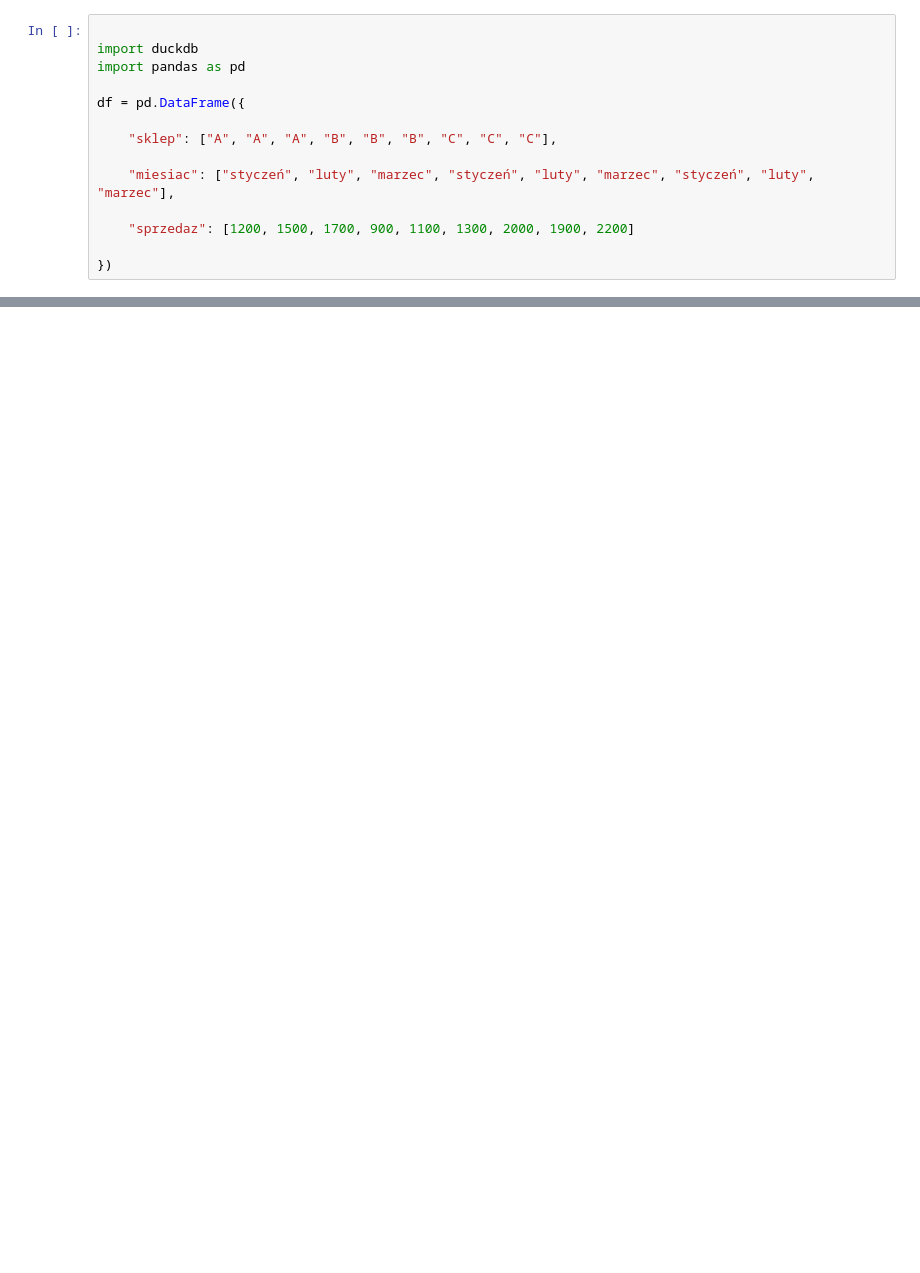
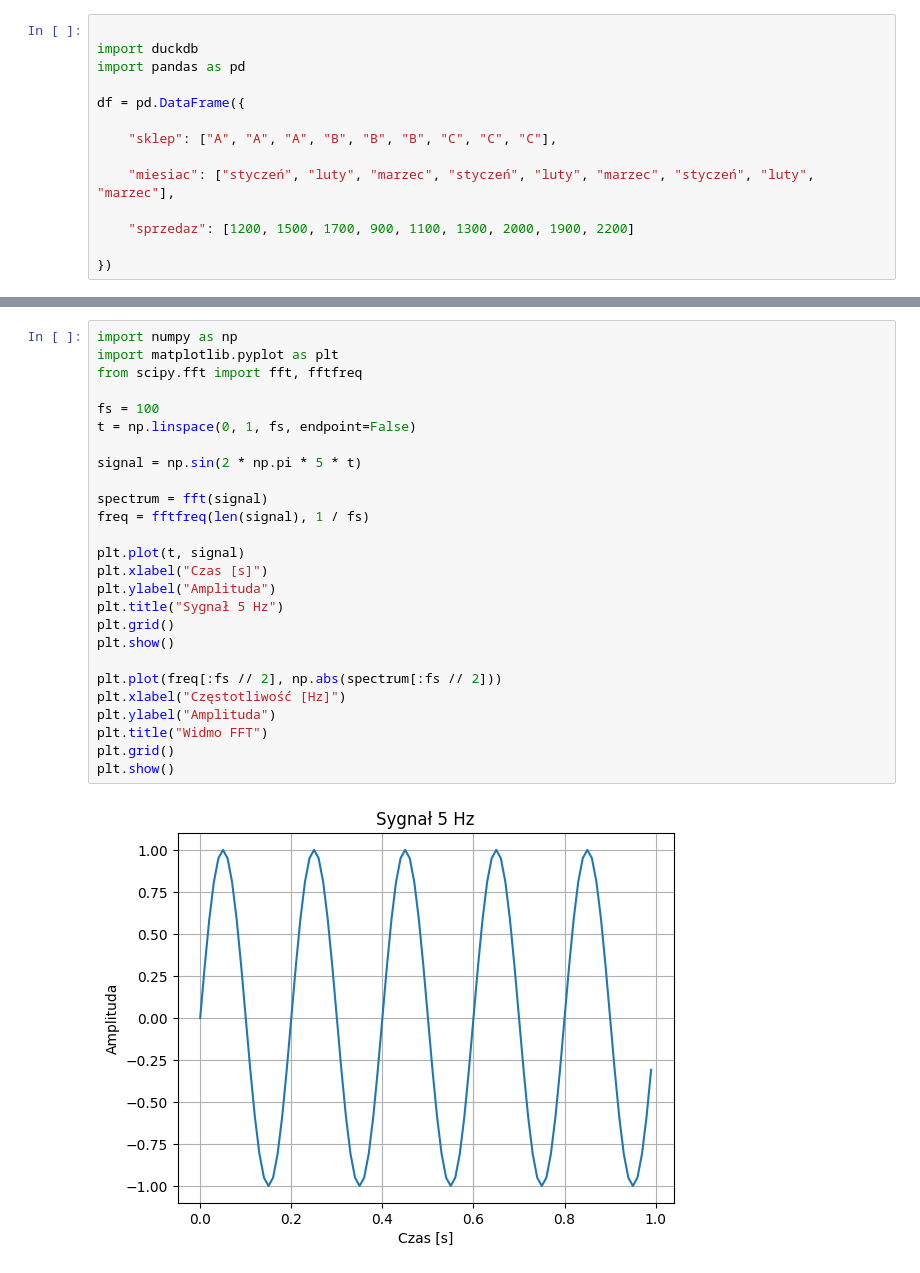
Before and after one commit to rajkonkret/analiza_danych_9_09_2026, a Jupyter notebook: analiza_danych_9_09_2026_zad2.ipynb, the cells around one changed output, grey strips where cells are left out. Cells and saved outputs as stored; diff of their text form; blank space fills up the shorter version.

```diff
--- a/analiza_danych_9_09_2026_zad2.ipynb
+++ b/analiza_danych_9_09_2026_zad2.ipynb
@@ -2219,0 +2670,28 @@ df = pd.DataFrame({
+# %%
+import numpy as np
+import matplotlib.pyplot as plt
+from scipy.fft import fft, fftfreq
+
+fs = 100
+t = np.linspace(0, 1, fs, endpoint=False)
+
+signal = np.sin(2 * np.pi * 5 * t)
+
+spectrum = fft(signal)
+freq = fftfreq(len(signal), 1 / fs)
+
+plt.plot(t, signal)
+plt.xlabel("Czas [s]")
+plt.ylabel("Amplituda")
+plt.title("Sygnał 5 Hz")
+plt.grid()
+plt.show()
+
+plt.plot(freq[:fs // 2], np.abs(spectrum[:fs // 2]))
+plt.xlabel("Częstotliwość [Hz]")
+plt.ylabel("Amplituda")
+plt.title("Widmo FFT")
+plt.grid()
+plt.show()
+# %% [output]
+[figure, added]
```
Also changed, not shown: parts of 20 cells of this notebook.
